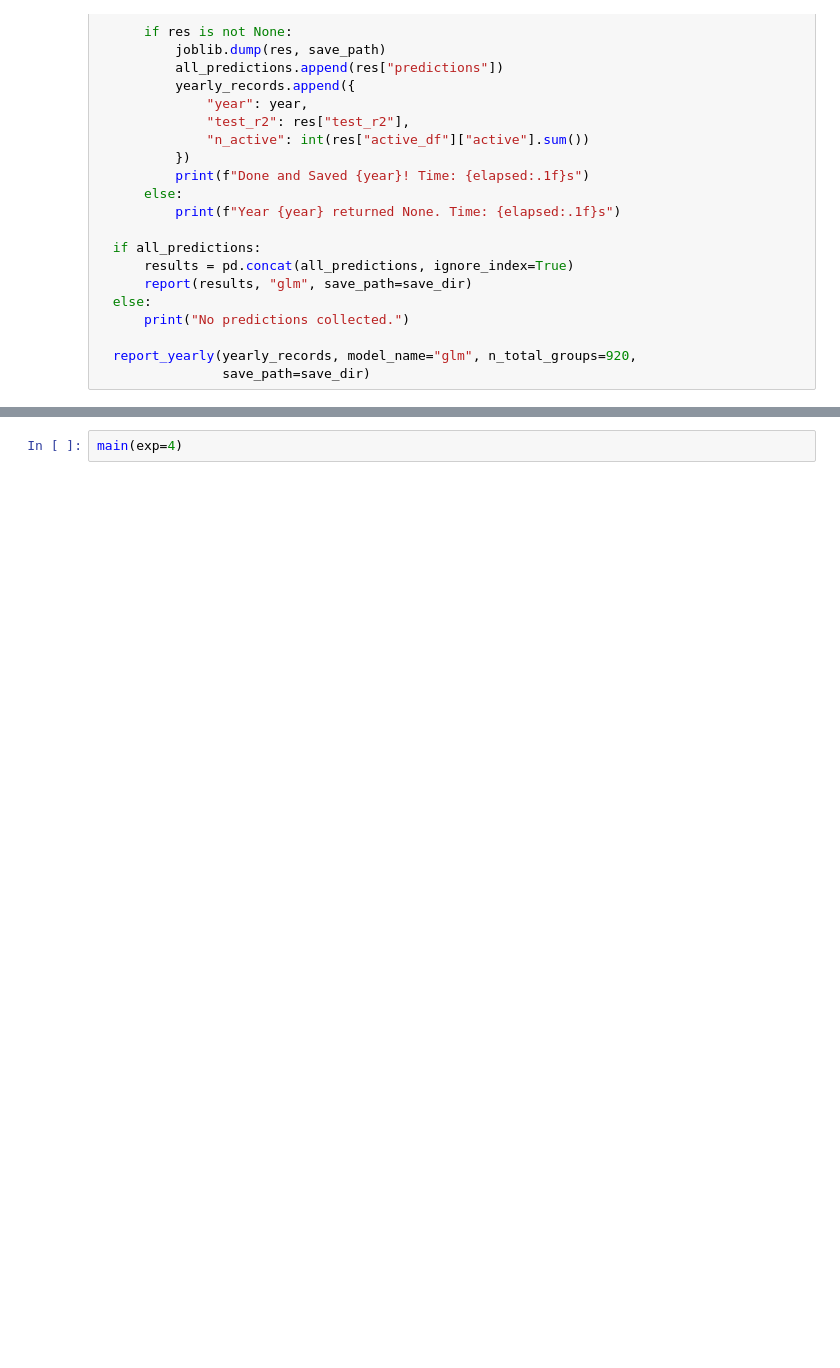
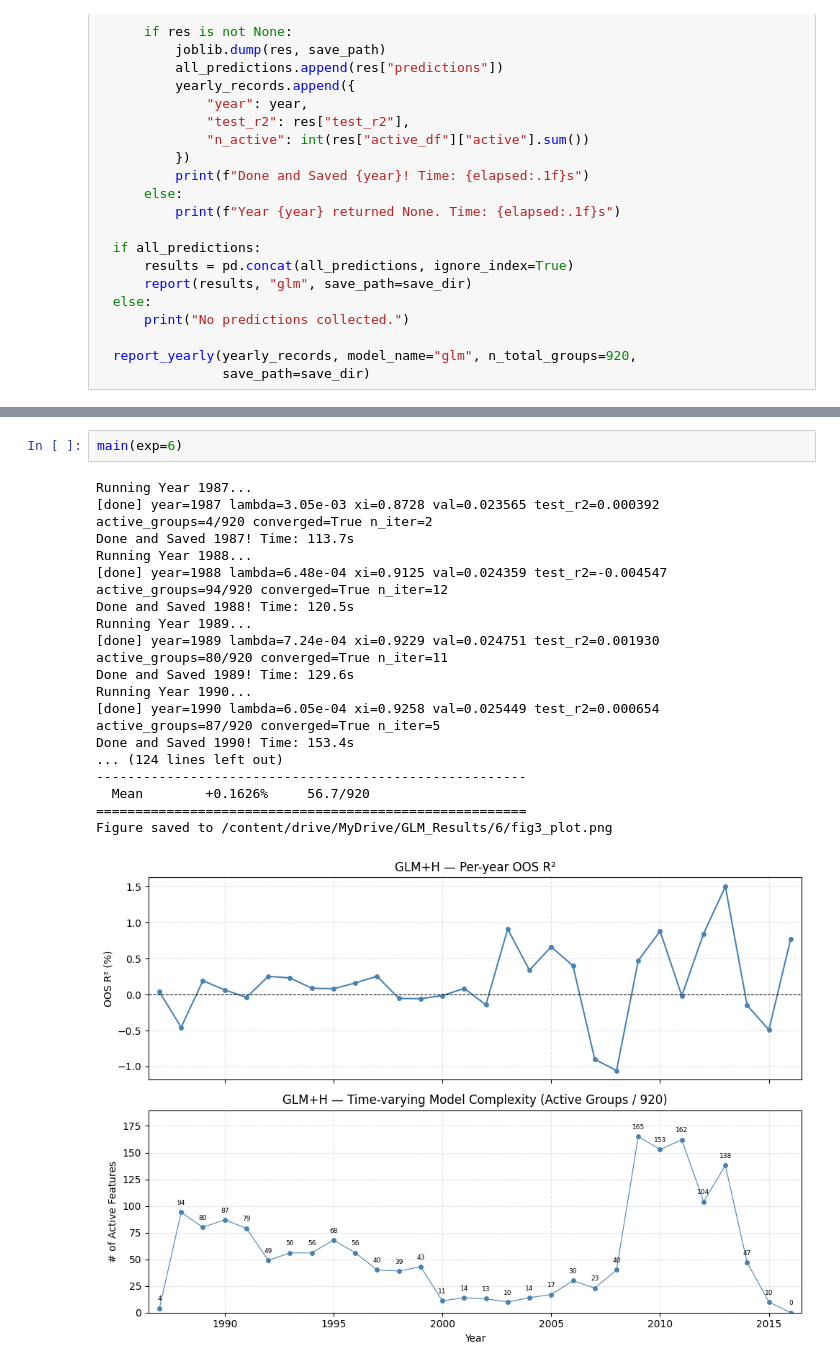
Before and after one commit to xwang335/Campbell-A, a Jupyter notebook: GLM.ipynb, the cells around one changed output, grey strips where cells are left out. Cells and saved outputs as stored; diff of their text form; blank space fills up the shorter version.

```diff
--- a/GLM.ipynb
+++ b/GLM.ipynb
@@ -1374,4 +1403,23 @@ glm_config = GLMConfig(
     keep_details=False,
 )
 # %%
-main(exp=4)
+main(exp=6)
+# %% [output]
+Running Year 1987...
+[done] year=1987 lambda=3.05e-03 xi=0.8728 val=0.023565 test_r2=0.000392 active_groups=4/920 converged=True n_iter=2
+Done and Saved 1987! Time: 113.7s
+Running Year 1988...
+[done] year=1988 lambda=6.48e-04 xi=0.9125 val=0.024359 test_r2=-0.004547 active_groups=94/920 converged=True n_iter=12
+Done and Saved 1988! Time: 120.5s
+Running Year 1989...
+[done] year=1989 lambda=7.24e-04 xi=0.9229 val=0.024751 test_r2=0.001930 active_groups=80/920 converged=True n_iter=11
+Done and Saved 1989! Time: 129.6s
+Running Year 1990...
+[done] year=1990 lambda=6.05e-04 xi=0.9258 val=0.025449 test_r2=0.000654 active_groups=87/920 converged=True n_iter=5
+Done and Saved 1990! Time: 153.4s
+... (124 lines left out)
+-------------------------------------------------------
+  Mean        +0.1626%     56.7/920
+=======================================================
+Figure saved to /content/drive/MyDrive/GLM_Results/6/fig3_plot.png
+[figure, added]
```
Also changed, not shown: parts of 7 cells of this notebook.
